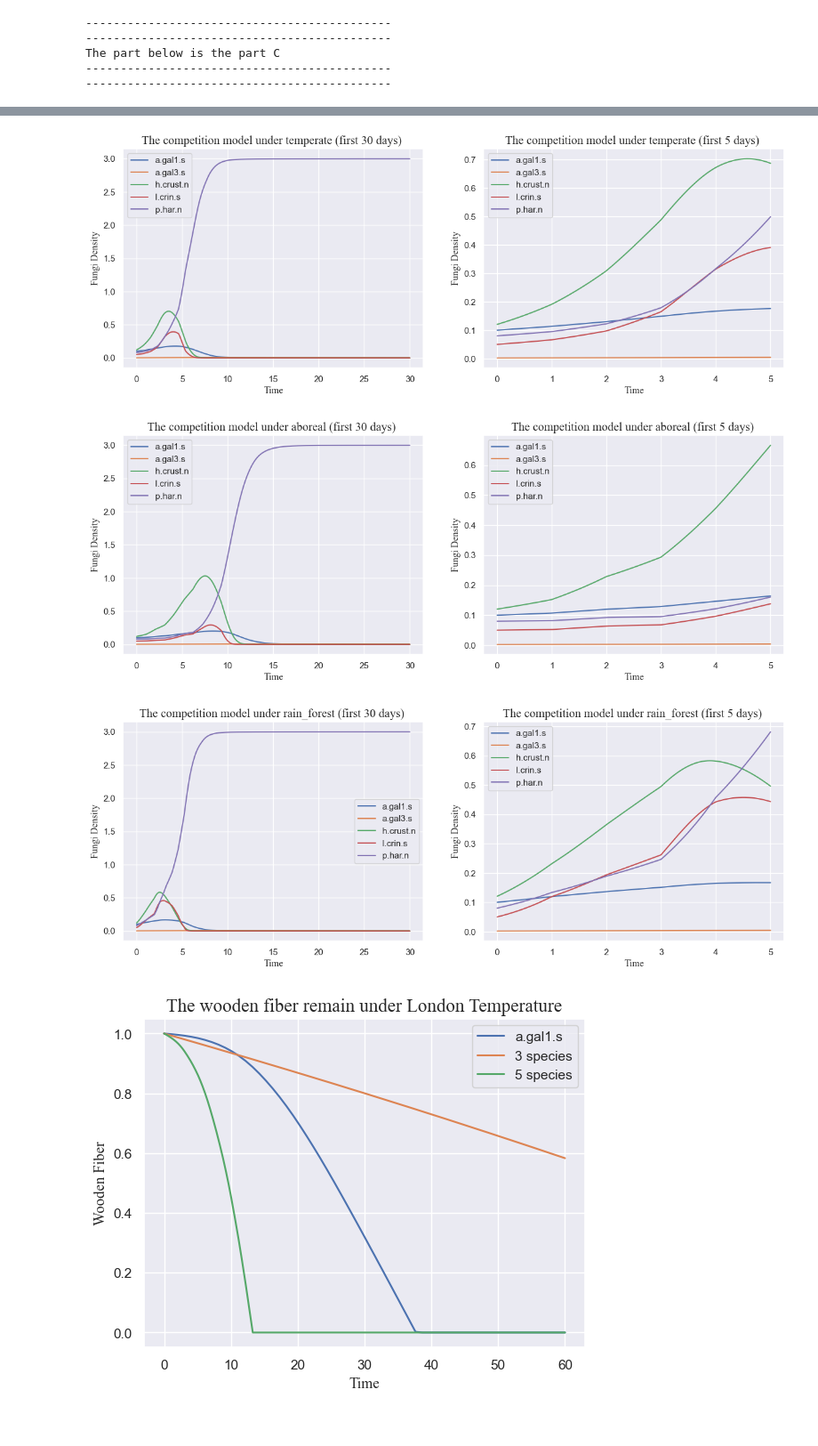
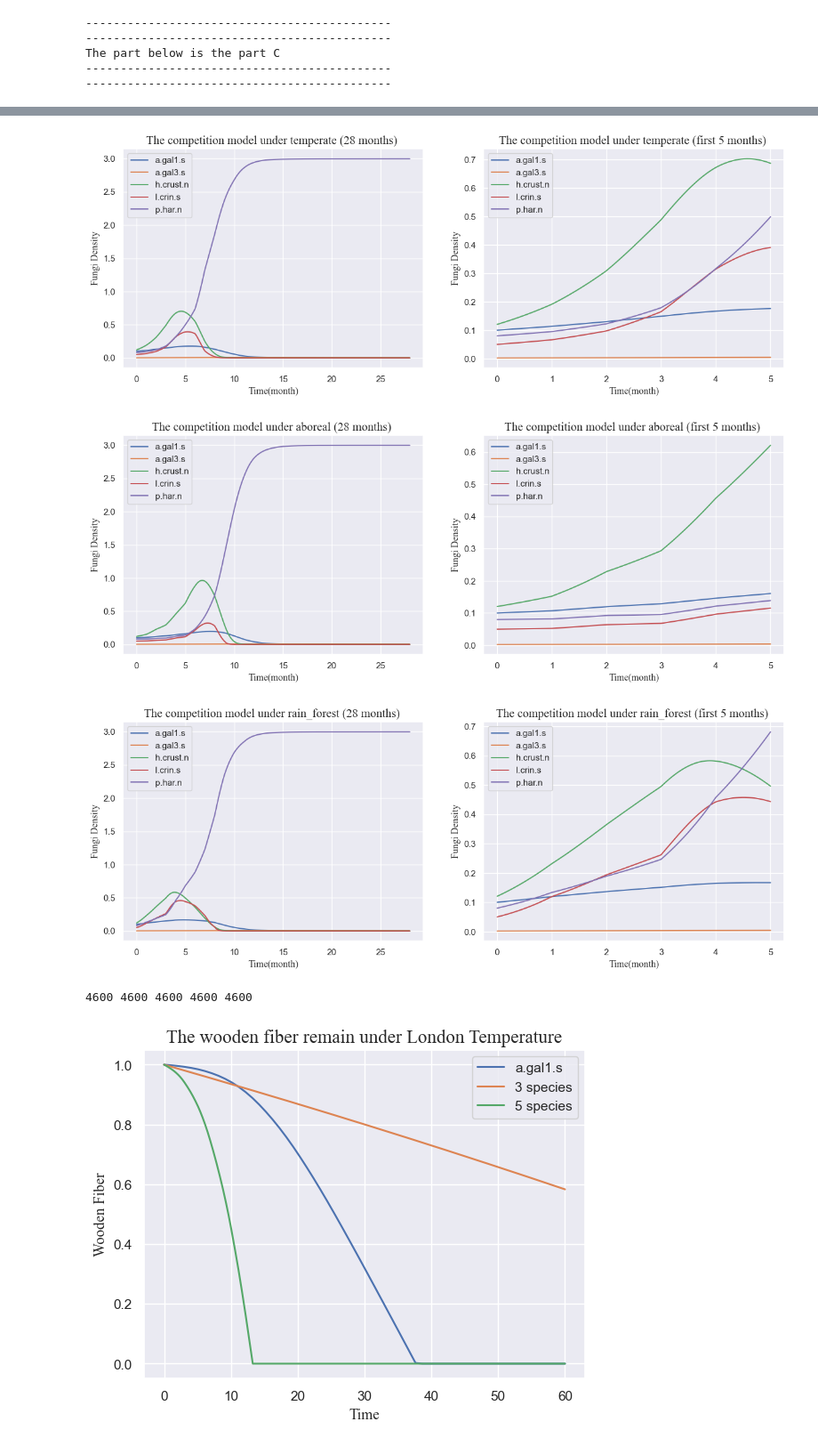
Before and after one commit to SILENT-GUO/MCM_works, a Jupyter notebook: 2021TaskA/Task.ipynb, the cells around one changed output, grey strips where cells are left out. Shown at 89% size. Drawn from its saved outputs; the diff is of its cells as text; code cells hidden in the pictures.

```diff
--- a/2021TaskA/Task.ipynb
+++ b/2021TaskA/Task.ipynb
@@ -607,19 +607,19 @@ for index, data in enumerate(datasets):
             ph.append(ph_temp_data[ph_temp_data['temp_c'] == temp]['hyphal_rate'].values[0])
     a1_solution, a3_solution, hc_solution, lc_solution, ph_solution = doModel(a1, a3, hc, lc, ph, len(a1))
     plt.subplot(1, 2, 1)
-    plt.title('The competition model under {} (first 30 days) '.format(label[index]), font={'family': 'Times New Roman', 'size': 15})
+    plt.title('The competition model under {} (28 months) '.format(label[index]), font={'family': 'Times New Roman', 'size': 15})
     plt.ylabel("Fungi Density", font={'family': 'Times New Roman', 'size': 12})
-    plt.xlabel("Time", font={'family': 'Times New Roman', 'size': 12})
-    plt.plot(np.linspace(0, 30 ,len(a1_solution)), a1_solution, label="a.gal1.s")
-    plt.plot(np.linspace(0, 30, len(a3_solution)), a3_solution, label="a.gal3.s")
-    plt.plot(np.linspace(0, 30, len(hc_solution)), hc_solution, label="h.crust.n")
-    plt.plot(np.linspace(0, 30, len(lc_solution)), lc_solution, label="l.crin.s")
-    plt.plot(np.linspace(0, 30, len(ph_solution)), ph_solution, label="p.har.n")
+    plt.xlabel("Time(month)", font={'family': 'Times New Roman', 'size': 12})
+    plt.plot(np.linspace(0, 28 ,2800), a1_solution[:2800], label="a.gal1.s")
+    plt.plot(np.linspace(0, 28, 2800), a3_solution[:2800], label="a.gal3.s")
+    plt.plot(np.linspace(0, 28, 2800), hc_solution[:2800], label="h.crust.n")
+    plt.plot(np.linspace(0, 28, 2800), lc_solution[:2800], label="l.crin.s")
+    plt.plot(np.linspace(0, 28, 2800), ph_solution[:2800], label="p.har.n")
     plt.legend()
     plt.subplot(1, 2, 2)
-    plt.title('The competition model under {} (first 5 days) '.format(label[index]), font={'family': 'Times New Roman', 'size': 15})
+    plt.title('The competition model under {} (first 5 months) '.format(label[index]), font={'family': 'Times New Roman', 'size': 15})
     plt.ylabel("Fungi Density", font={'family': 'Times New Roman', 'size': 12})
-    plt.xlabel("Time", font={'family': 'Times New Roman', 'size': 12})
+    plt.xlabel("Time(month)", font={'family': 'Times New Roman', 'size': 12})
     plt.plot(np.linspace(0, 5, 500), a1_solution[:500], label="a.gal1.s")
     plt.plot(np.linspace(0, 5, 500), a3_solution[:500], label="a.gal3.s")
     plt.plot(np.linspace(0, 5, 500), hc_solution[:500], label="h.crust.n")
@@ -633,6 +633,10 @@ for index, data in enumerate(datasets):
-[figure, old version]
+[figure, new version]
-[figure, old version]
+[figure, new version]
-[figure, old version]
+[figure, new version]
+# %%
+print(len(a1_solution), len(a3_solution), len(hc_solution), len(lc_solution), len(ph_solution))
+# %% [output]
+4600 4600 4600 4600 4600
 # %%
 def flunc_model_3(r_a1, r_a3, r_hc, a1_Decomposition_rate, a3_Decomposition_rate, hc_Decomposition_rate, n_a1, n_a3, n_hc, time, new_init):
     time_list = [np.arange(0, 0.01, 0.001)]*100
```
Also changed, not shown: parts of 5 cells of this notebook.
